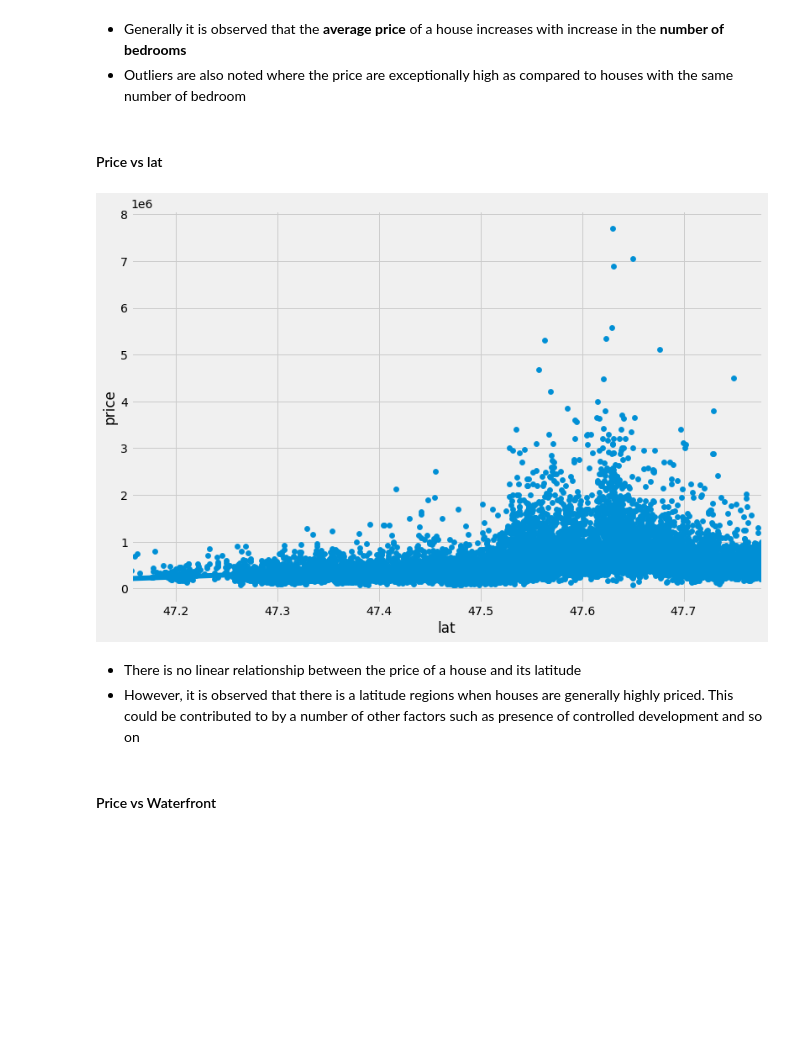
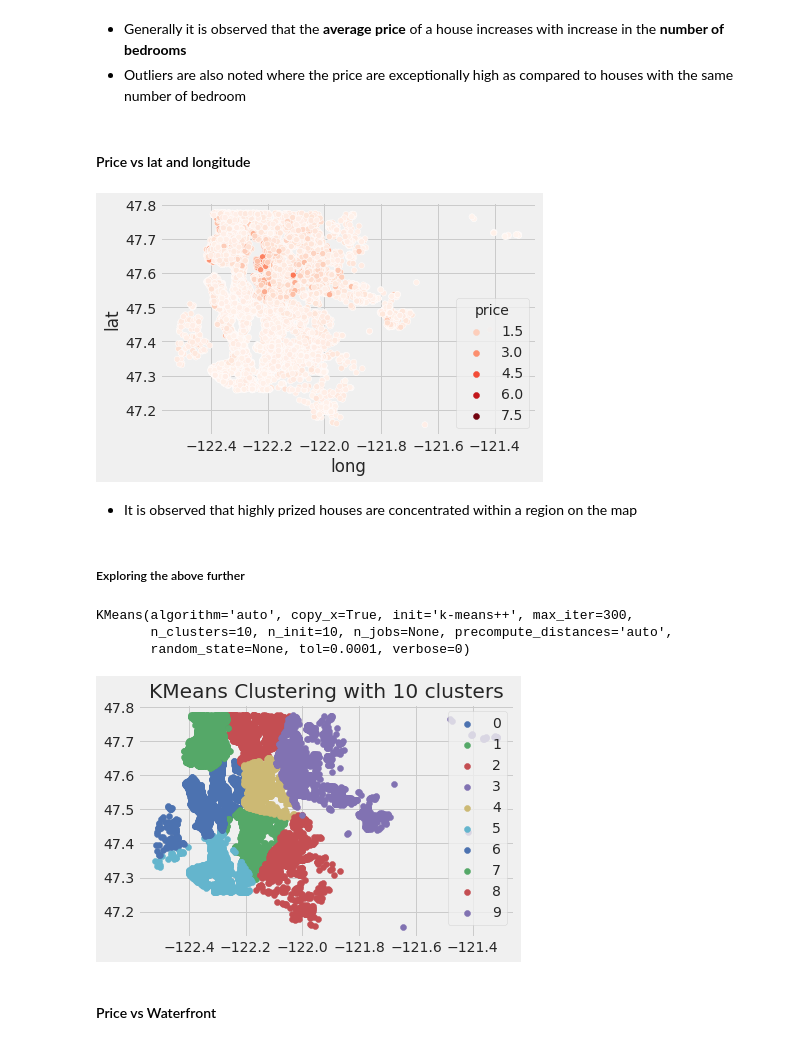
Before and after one commit to qadipo/FactorsAffectingHousePricesUsingVariousLinearRegressionMethods, a Jupyter notebook: Modelling_House_Prices.ipynb, the cells around one changed output. Cells and saved outputs as stored; diff of their text form; code cells hidden in the pictures; blank space fills up the shorter version.

```diff
--- a/Modelling_House_Prices.ipynb
+++ b/Modelling_House_Prices.ipynb
@@ -384,11 +385,15 @@ customized_boxplot(df.price, df.bedrooms)
 * Generally it is observed that the **average price** of a house increases with increase in the **number of bedrooms**
 * Outliers are also noted where the price are exceptionally high as compared to houses with the same number of bedroom
 # %% [markdown]
-#### Price vs lat
+#### Price vs lat and longitude
-# %%
-customized_scatterplot(df.price, df.lat)
-# %% [output]
-[figure, removed]
-# %% [markdown]
-* There is no linear relationship between the price of a house and its latitude
-* However, it is observed that there is a latitude regions when houses are generally highly priced. This could be contributed to by a number of other factors such as presence of controlled development and so on
+# %%
+def scatter_map(x,y,z):
+  sns.scatterplot(x=x, y=y, hue=z, palette='Reds')
+
+scatter_map(df.long, df.lat, df.price)
+# %% [output]
+[figure, added]
+# %% [markdown]
+* It is observed that highly prized houses are concentrated within a region on the map
+# %% [markdown]
+##### Exploring the above further
@@ -395,3 +403,25 @@ customized_scatterplot(df.price, df.lat)
+# %%
+# Creating 10 clusters
+kmeans = KMeans(n_clusters=10)
+kmeans.fit(location_data)
+# %% [output]
+KMeans(algorithm='auto', copy_x=True, init='k-means++', max_iter=300,
+       n_clusters=10, n_init=10, n_jobs=None, precompute_distances='auto',
+       random_state=None, tol=0.0001, verbose=0)
+# %%
+# Get the kmeans scatter plot
+predictions = kmeans.labels_
+clusters = np.unique(kmeans.labels_)
+
+for clust in clusters:
+  row_ix = np.where(predictions == clust)
+  plt.scatter(location_data[row_ix, 0], location_data[row_ix, 1], label=clust)
+
+plt.title('KMeans Clustering with 10 clusters')
+plt.legend()
+plt.show()
+# %% [output]
+[figure, added]
 # %% [markdown]
 #### Price vs Waterfront
 # %%
```
Also changed, not shown: parts of 31 cells of this notebook.
